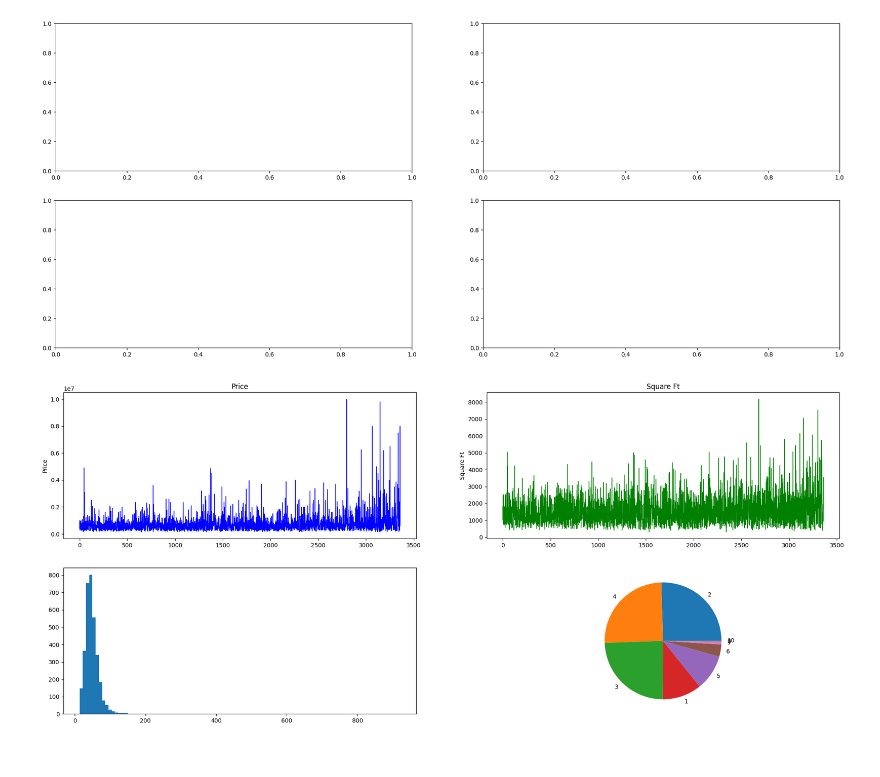
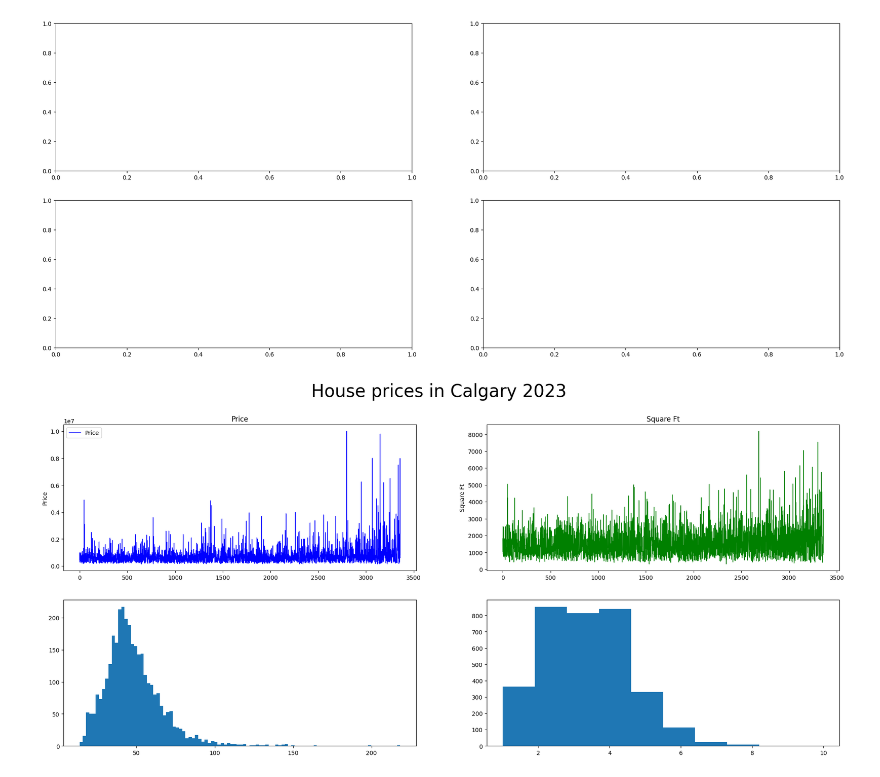
Before and after one commit to roldugina/data_analysis_projects, a Jupyter notebook: Housing_price_Canada.ipynb, the cells around one changed output. Saved outputs shown, nothing was run; the diff lists cells and outputs as text; code cells hidden in the pictures.

```diff
--- a/Housing_price_Canada.ipynb
+++ b/Housing_price_Canada.ipynb
@@ -222,18 +222,21 @@ fig,((ax1,ax2),(ax3,ax4))=plot_objects
 # %% [output]
 [figure]
 # %%
-ax1.plot(df_cleaned['Price'],color='blue',linewidth=1)
+ax1.plot(df_cleaned['Price'],color='blue',linewidth=1,label='Price')
 ax2.plot(df_cleaned['Sq.Ft'],color='green',linewidth=1)
 ax3.hist(df_cleaned['Avg beds'],bins=100)
-ax4.pie(df_cleaned['Beds'].value_counts(),labels=df_cleaned['Beds'].value_counts().index )
+ax4.hist(df_cleaned['Beds'],bins=10)
 
 
 ax1.set_ylabel('Price')
 ax2.set_ylabel('Square Ft')
 
 ax1.set_title("Price")
 ax2.set_title("Square Ft")
+ax1.legend()
+
+fig.suptitle('House prices in Calgary 2023',fontsize=30)
 
 fig
 # %% [output]
-[figure, old version]
+[figure, new version]
```
